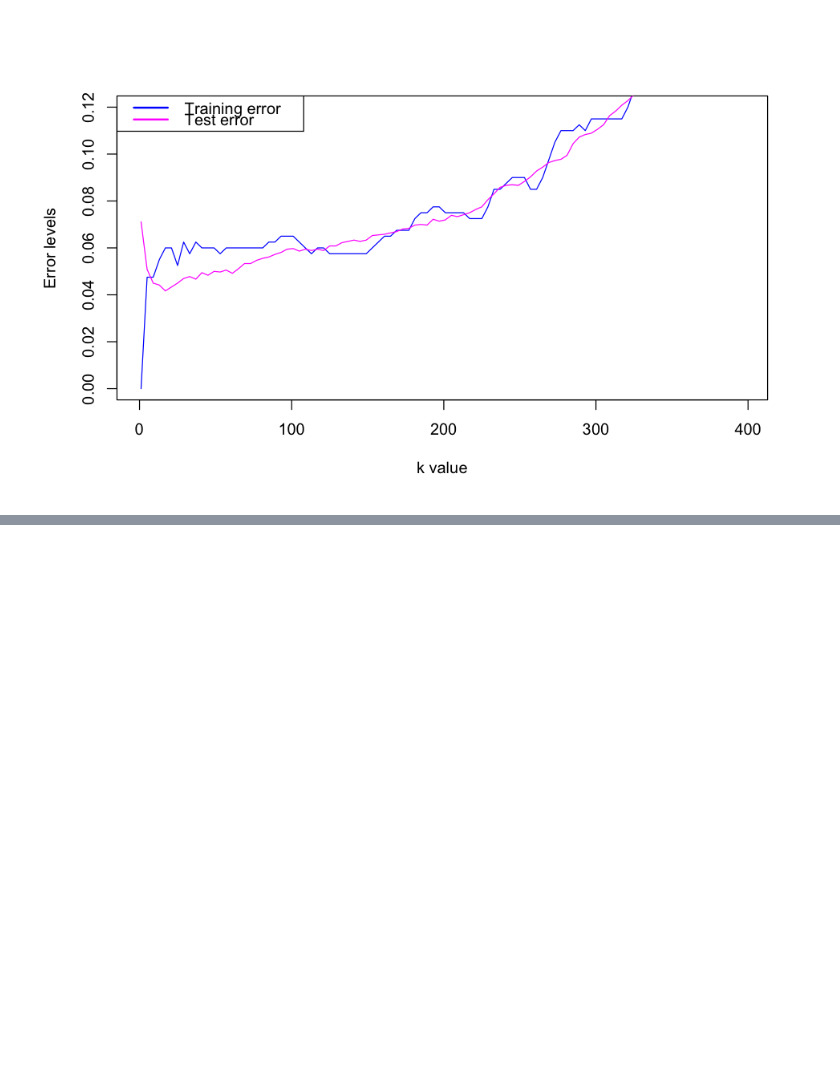
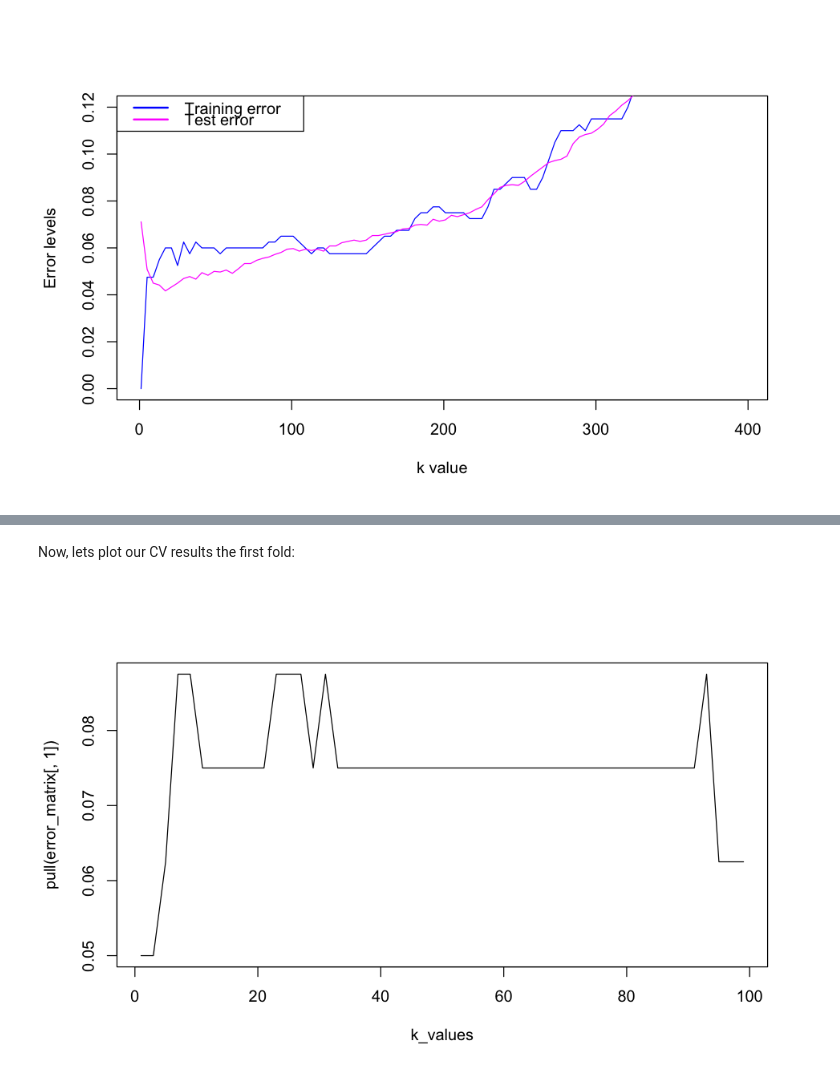
Before and after one commit to jnaiman/is542_spring2020, a Jupyter notebook: week15/prep_knn_to_CV_part1.ipynb, the cells around one changed output, grey strips where cells are left out. Saved outputs shown, nothing was run; the diff lists cells and outputs as text; code cells hidden in the pictures; blank space fills up the shorter version.

Commit message:
instructor notes

```diff
--- a/week15/prep_knn_to_CV_part1.ipynb
+++ b/week15/prep_knn_to_CV_part1.ipynb
@@ -277,0 +286,2 @@ So, in this example, we had the background model and used it to generate the TES
+# %%
+k_folds_k = 5 #  note, both KNN and k-folds use a "k", hence the silly naming
@@ -277,0 +306,4 @@ So, in this example, we had the background model and used it to generate the TES
+# %%
+k_values = seq(from=1, to=100, by=2) # lets stay small to start with
+num_k = length(k_values) # keep track of how many k-values we have in our array
+num_k
@@ -277,0 +333,2 @@ So, in this example, we had the background model and used it to generate the TES
+# %%
+error_matrix = matrix(0, nrow=num_k, ncol=k_folds_k) %>% as_tibble() %>% add_column(k=k_values)
@@ -277,0 +377,31 @@ So, in this example, we had the background model and used it to generate the TES
+# %%
+set.seed(31244) # use different one
+
+# ok, lets loop and fill our matrix!
+n = nrow(train_data) # total number of original training points
+for(m in 1:k_folds_k){
+  # calculate the number of data points that go into the new training set
+  n_cv_tr = floor(n * (k_folds_k-1)/k_folds_k )
+
+  # now, lets grab the indices of our new training dataset
+  # note that we want unique indices so we sample w/o replacement
+  # again, our "sample" function is just pulling random indicies
+  #  so we can grab random points from our sample
+  cv_tr_indices = sample(x=1:n, size=n_cv_tr, replace=FALSE)
+
+  # pull from our original training data set our k-folds training and test sets
+  cv_tr = train_data[cv_tr_indices, ] # training indicies
+  cv_tst = train_data[-cv_tr_indices, ] # - sign means NOT training indicies
+
+  # now that we have our fake training & test sets,
+  #  again loop over each KNN k and calculate
+  #  test & training errors
+  for(i in 1:num_k){ # loop for each KNN-k!
+    # compute the test error on the validation set
+    errs <- get_knn_error_rates(cv_tr, cv_tst, k_values[i])
+    # store values in the data frame
+    error_matrix[i, paste0('fold',m)] = errs[['tst']]####+errs[['tr']]
+    # remember, only using tst error as a proxy for our CV error (see ISL 5.1.5) for now
+  }
+
+}
@@ -277,0 +420,6 @@ So, in this example, we had the background model and used it to generate the TES
+# %% [markdown]
+Now, lets plot our CV results the first fold:
+# %%
+plot(k_values, pull(error_matrix[,1]), type='l') # pull is for formatting
+# %% [output]
+[figure, added]
```
Also changed, not shown: parts of 35 cells of this notebook, 2 other files.
